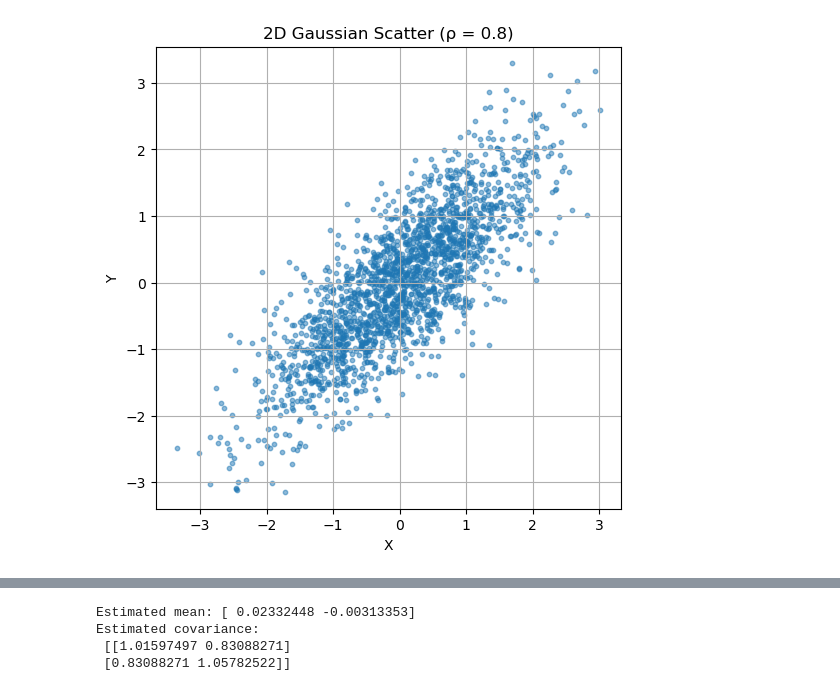
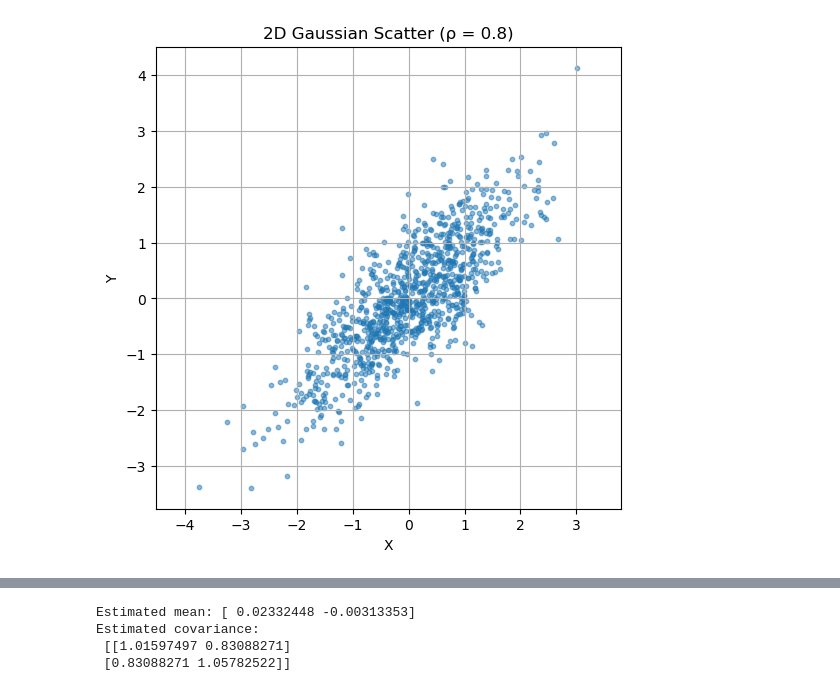
Before and after one commit to ismail-kaizoko/GenAI-101, a Jupyter notebook: introduction.ipynb, the cells around one changed output, grey strips where cells are left out. Drawn from its saved outputs; the diff is of its cells as text; code cells hidden in the pictures.

```diff
--- a/introduction.ipynb
+++ b/introduction.ipynb
@@ -47,34 +63,34 @@ rho = 0.8
 corr_matrix = np.array([
     [1, rho],
     [rho, 1]
 ])
 
 # Convert to covariance matrix
 std_matrix = np.array([
     [sigma_x, 0],
     [0, sigma_y]
 ])
 
 cov_matrix = std_matrix @ corr_matrix @ std_matrix
 
 # Generate points
-n = 2000
+n = 1000
 data = np.random.multivariate_normal(mean, cov_matrix, n)
 x, y = data[:, 0], data[:, 1]
 
 # Plot (same clean style as before)
 plt.figure(figsize=(6,6))
 plt.scatter(x, y, alpha=0.5, s=10)
 
 plt.title(f"2D Gaussian Scatter (ρ = {rho})")
 plt.xlabel("X")
 plt.ylabel("Y")
 
 plt.axis('equal')
 plt.grid(True)
 
 plt.show()
 # %% [output]
-[figure, old version]
+[figure, new version]
 # %% [markdown]
 Looking at the graph we can make tremendous assumptions :
```
Also changed, not shown: parts of 9 cells of this notebook.
